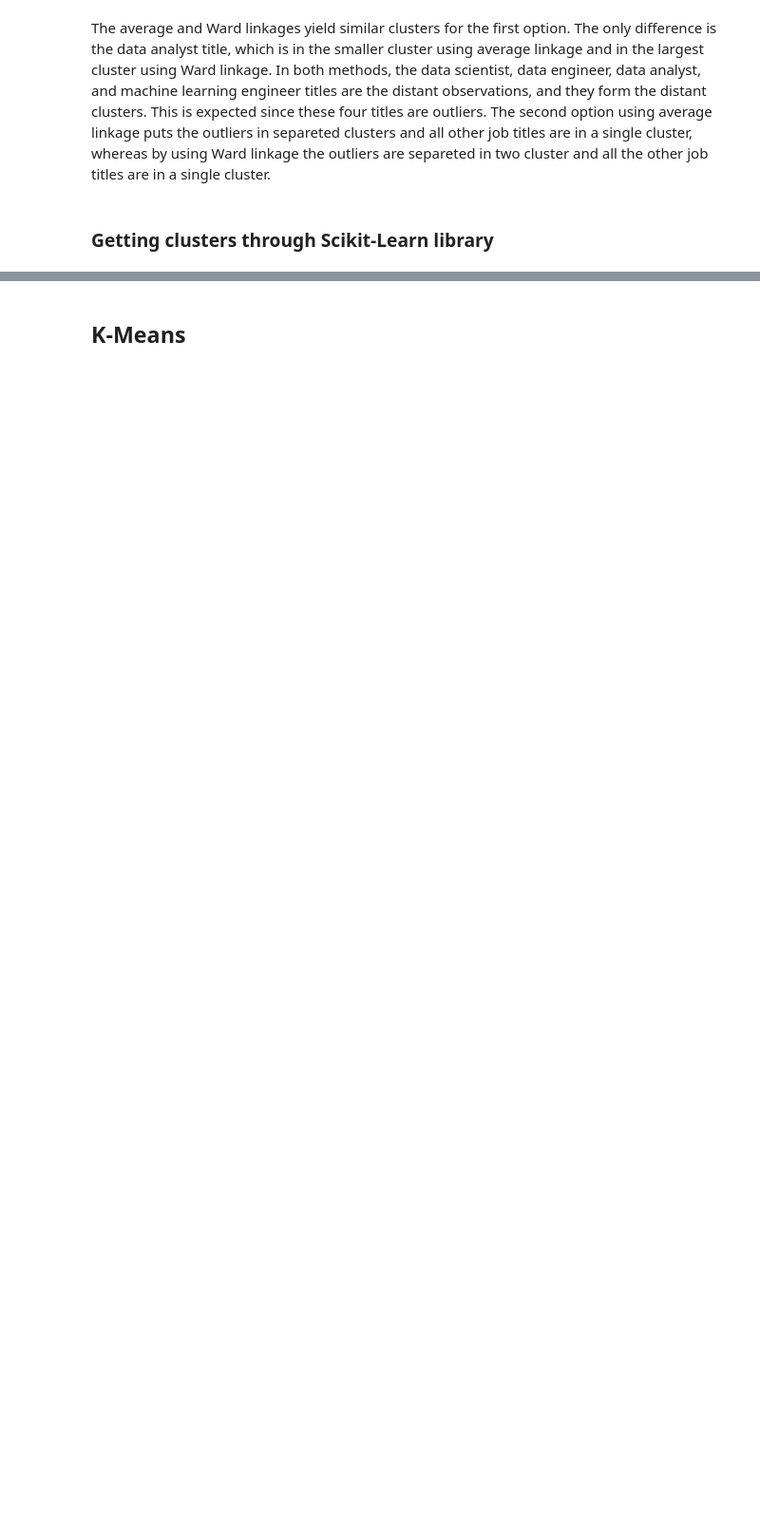
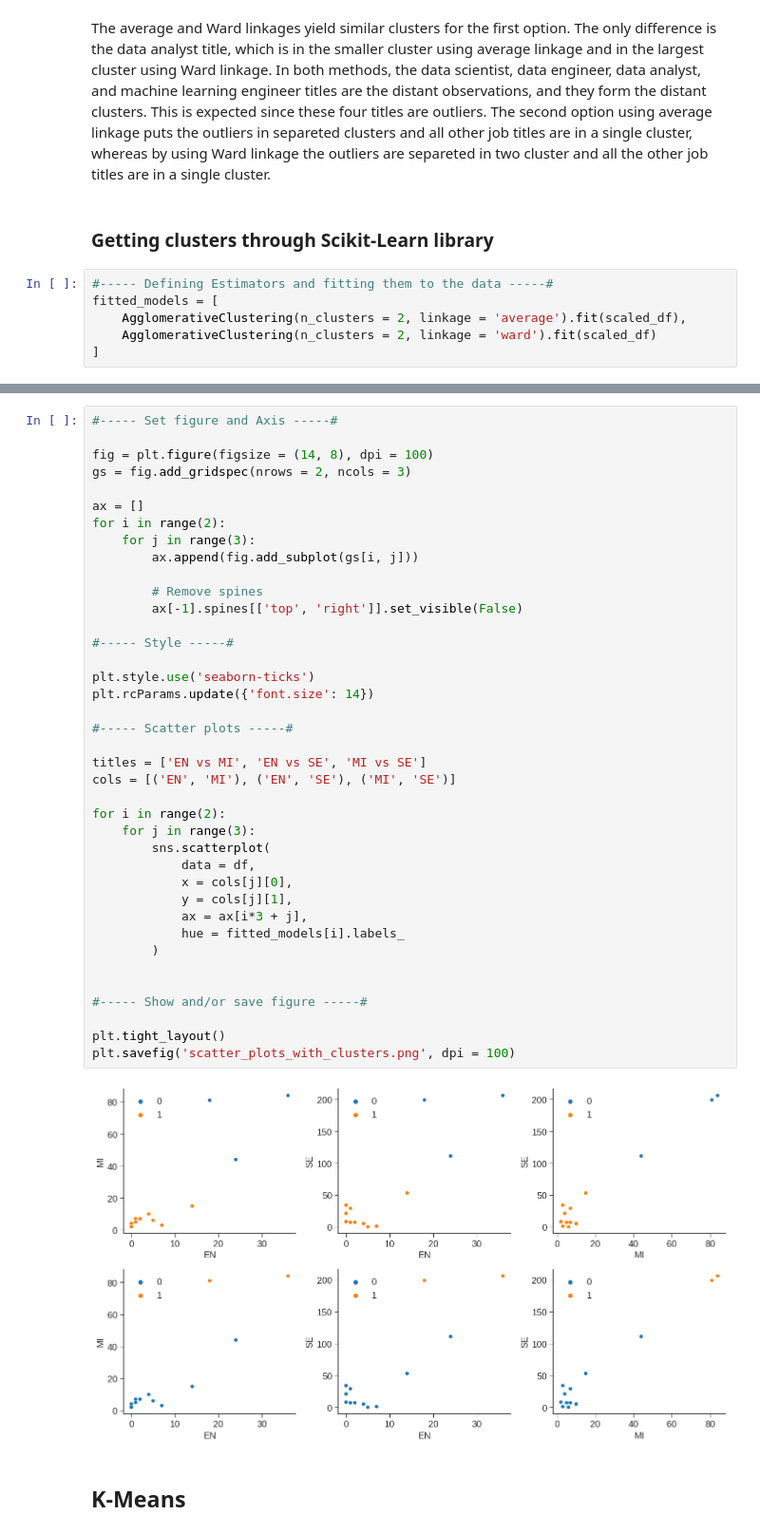
Before and after one commit to nicolaubruno/ML_projects, a Jupyter notebook: Data Science Jobs/Analysis.ipynb, the cells around one changed output, grey strips where cells are left out. Shown at 95% size. Drawn from its saved outputs; the diff is of its cells as text; blank space fills up the shorter version.

Commit message:
Getting cluster with AgglomerativeClustering from scikit-learn library (project: Data Science Jobs)

```diff
--- a/Data Science Jobs/Analysis.ipynb
+++ b/Data Science Jobs/Analysis.ipynb
@@ -457,3 +458,9 @@ plt.savefig('dendrograms.png', dpi = 100)
 The average and Ward linkages yield similar clusters for the first option. The only difference is the data analyst title, which is in the smaller cluster using average linkage and in the largest cluster using Ward linkage. In both methods, the data scientist, data engineer, data analyst, and machine learning engineer titles are the distant observations, and they form the distant clusters. This is expected since these four titles are outliers. The second option using average linkage puts the outliers in separeted clusters and all other job titles are in a single cluster, whereas by using Ward linkage the outliers are separeted in two cluster and all the other job titles are in a single cluster.
 # %% [markdown]
 ### Getting clusters through Scikit-Learn library
+# %%
+#----- Defining Estimators and fitting them to the data -----#
+fitted_models = [
+    AgglomerativeClustering(n_clusters = 2, linkage = 'average').fit(scaled_df),
+    AgglomerativeClustering(n_clusters = 2, linkage = 'ward').fit(scaled_df)
+]
@@ -460,2 +469,43 @@ The average and Ward linkages yield similar clusters for the first option. The o
+# %%
+#----- Set figure and Axis -----#
+
+fig = plt.figure(figsize = (14, 8), dpi = 100)
+gs = fig.add_gridspec(nrows = 2, ncols = 3)
+
+ax = []
+for i in range(2):
+    for j in range(3):
+        ax.append(fig.add_subplot(gs[i, j]))
+
+        # Remove spines
+        ax[-1].spines[['top', 'right']].set_visible(False)
+
+#----- Style -----#
+
+plt.style.use('seaborn-ticks')
+plt.rcParams.update({'font.size': 14})
+
+#----- Scatter plots -----#
+
+titles = ['EN vs MI', 'EN vs SE', 'MI vs SE']
+cols = [('EN', 'MI'), ('EN', 'SE'), ('MI', 'SE')]
+
+for i in range(2):
+    for j in range(3):
+        sns.scatterplot(
+            data = df,
+            x = cols[j][0],
+            y = cols[j][1],
+            ax = ax[i*3 + j],
+            hue = fitted_models[i].labels_
+        )
+
+
+#----- Show and/or save figure -----#
+
+plt.tight_layout()
+plt.savefig('scatter_plots_with_clusters.png', dpi = 100)
+# %% [output]
+[figure, added]
 # %% [markdown]
 ## K-Means
```
Also changed, not shown: parts of 5 cells of this notebook, 3 other files.
